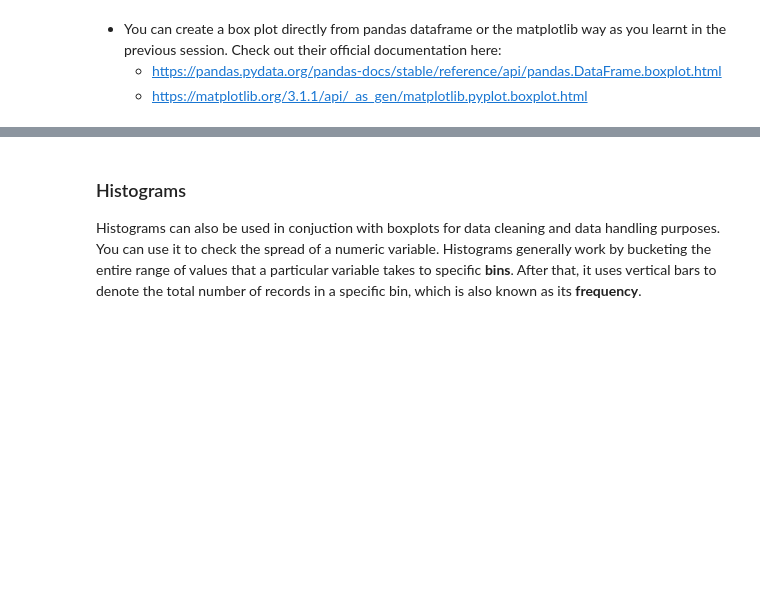
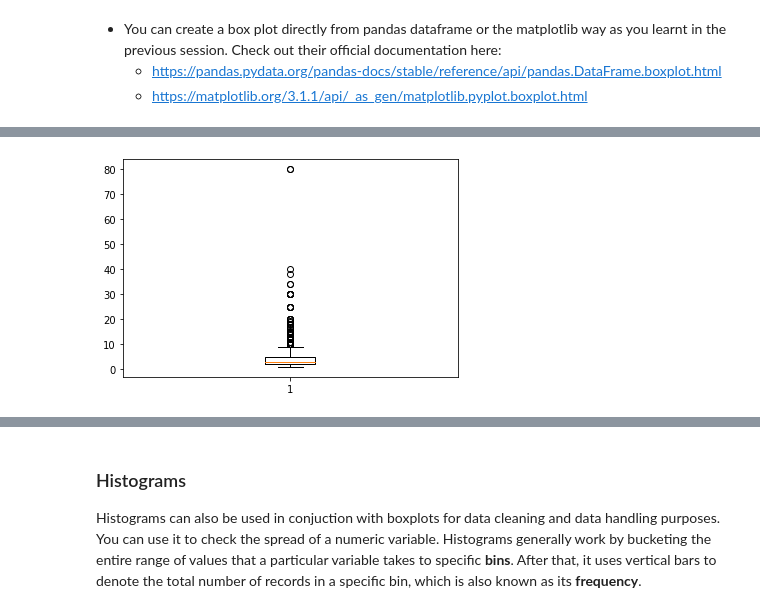
Before and after one commit to khairnardevashish/Data-Visualisation-for-DS-and-ML, a Jupyter notebook: Case Study Notebook/Data Visualisation in Python - Case Study.ipynb, the cells around one changed output, grey strips where cells are left out. Drawn from its saved outputs; the diff is of its cells as text; code cells hidden in the pictures; blank space fills up the shorter version.

```diff
--- a/Case Study Notebook/Data Visualisation in Python - Case Study.ipynb
+++ b/Case Study Notebook/Data Visualisation in Python - Case Study.ipynb
@@ -399,2 +438,4 @@ Using a box plot you can identify the outliers as follows:
 # %%
 #Clean the Price column
+df = df[-(df.Price > 200)]
+df.Price.describe()
@@ -403,2 +452,12 @@ Using a box plot you can identify the outliers as follows:
+# %%
+#Create a box plot for paid apps
+
+plt.boxplot(df[(df.Price)>0].Price)
+plt.show()
+
+#another way to plot
+#df[df.Price>0].Price.plot.box()
+# %% [output]
+[figure, added]
 # %%
 #Check the apps with price more than 30
```
Also changed, not shown: parts of 24 cells of this notebook, 5 other files.
